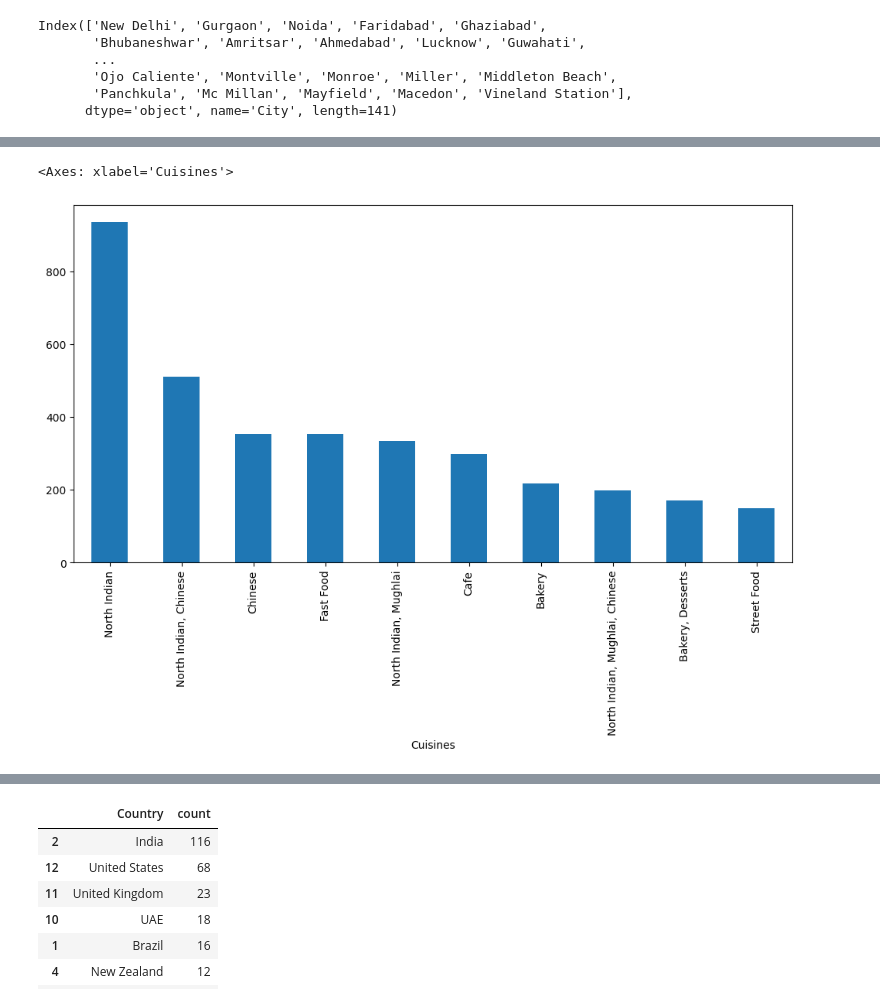
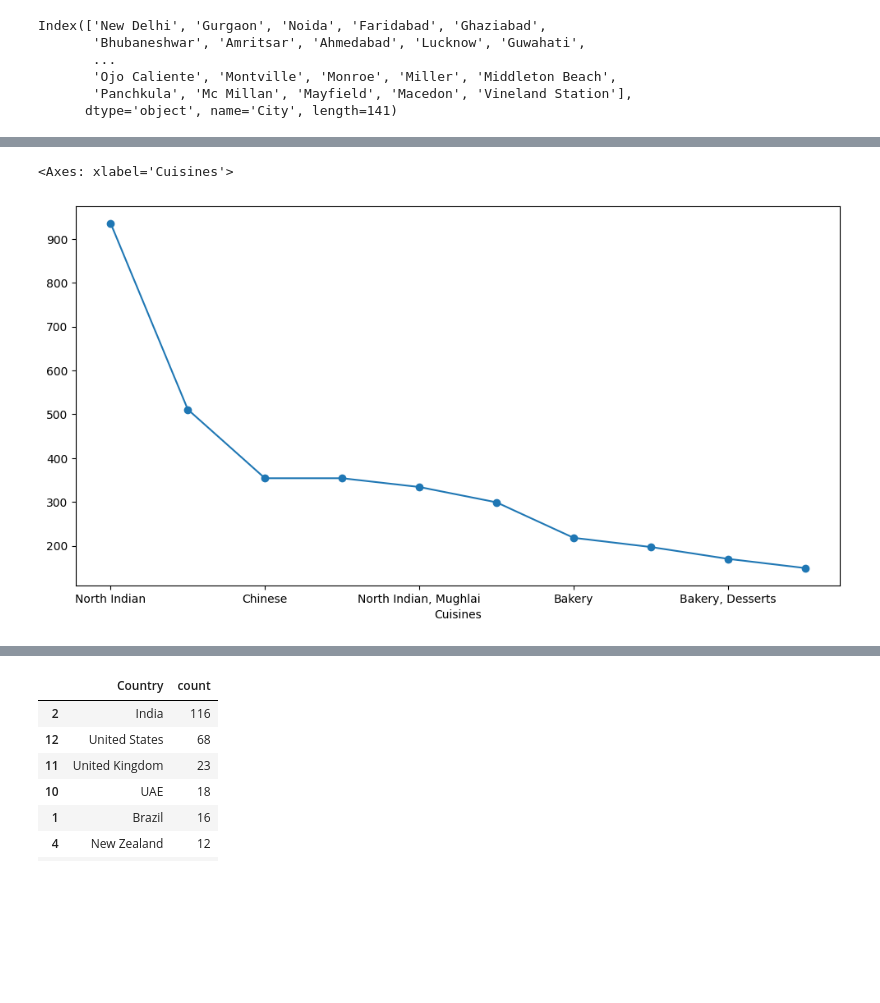
Before and after one commit to Ajeetm1/Zomato-Data-Analysis-Using-Python, a Jupyter notebook: Zomato_Data_Analysis.ipynb, the cells around one changed output, grey strips where cells are left out. Drawn from its saved outputs; the diff is of its cells as text; code cells hidden in the pictures; blank space fills up the shorter version.

```diff
--- a/Zomato_Data_Analysis.ipynb
+++ b/Zomato_Data_Analysis.ipynb
@@ -446,9 +436,9 @@ plt.pie(city_values[:5],labels=city_index[:5],autopct='%1.2f%%',shadow=True,labe
 # %%
 #finding the top 10 cuisines.
-final_df['Cuisines'].value_counts().head(10).plot(kind='bar')
+final_df['Cuisines'].value_counts().head(10).plot(kind='line',marker='o')
 # %% [output]
 <Axes: xlabel='Cuisines'>
-[figure, old version]
+[figure, new version]
 # %%
 final_df.head(3)
 # %% [output]
```
Also changed, not shown: parts of 6 cells of this notebook.
